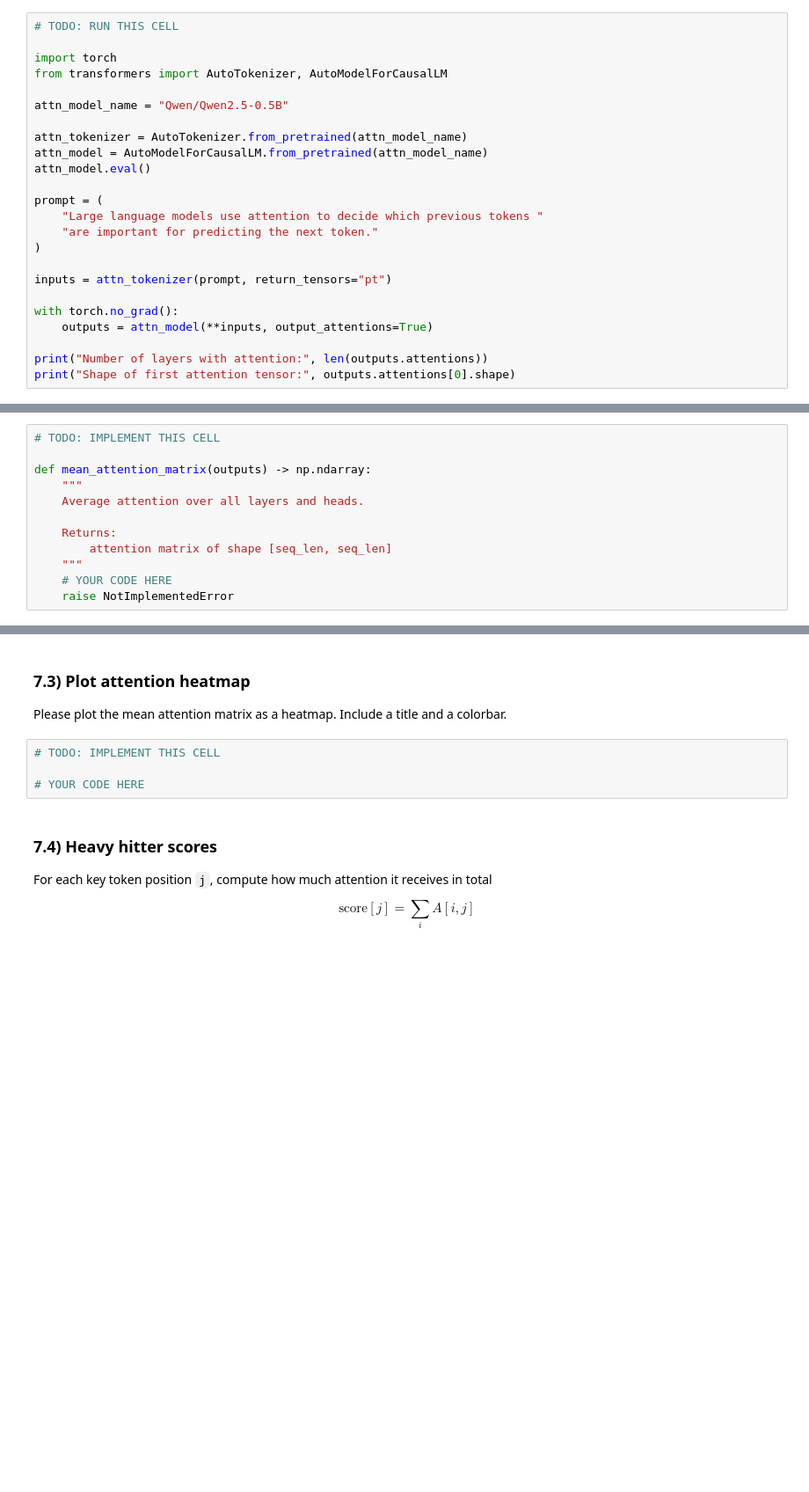
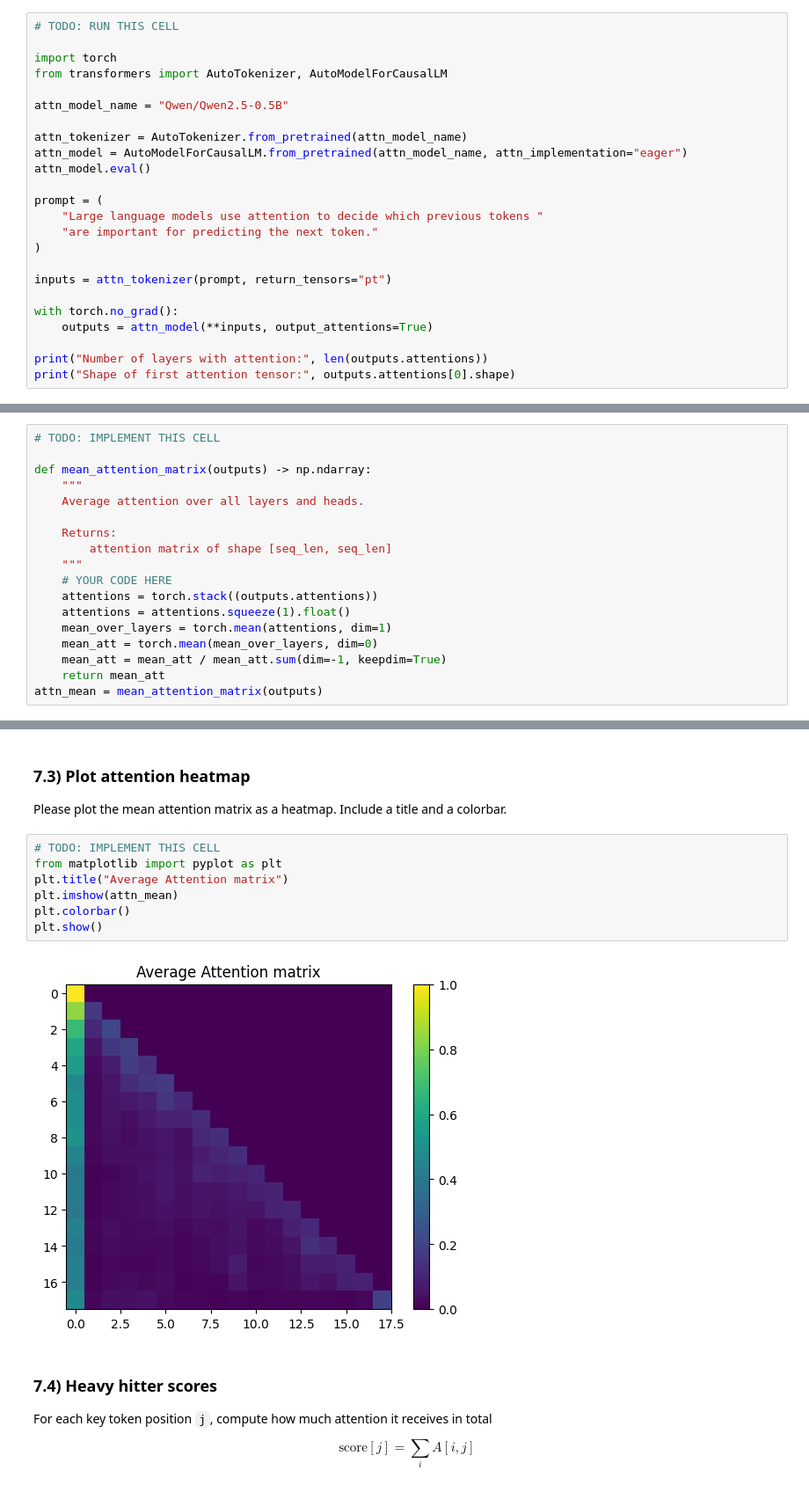
Before and after one commit to Ramneek2/Uni_git_repo, a Jupyter notebook: homework_2.ipynb, the cells around one changed output, grey strips where cells are left out. Shown at 88% size. Cells and saved outputs as stored; diff of their text form; blank space fills up the shorter version.

```diff
--- a/homework_2.ipynb
+++ b/homework_2.ipynb
@@ -1134,7 +1157,7 @@ from transformers import AutoTokenizer, AutoModelForCausalLM
 attn_model_name = "Qwen/Qwen2.5-0.5B"
 
 attn_tokenizer = AutoTokenizer.from_pretrained(attn_model_name)
-attn_model = AutoModelForCausalLM.from_pretrained(attn_model_name)
+attn_model = AutoModelForCausalLM.from_pretrained(attn_model_name, attn_implementation="eager")
 attn_model.eval()
 
 prompt = (
@@ -1168,7 +1190,13 @@ def mean_attention_matrix(outputs) -> np.ndarray:
         attention matrix of shape [seq_len, seq_len]
     """
     # YOUR CODE HERE
-    raise NotImplementedError
+    attentions = torch.stack((outputs.attentions))
+    attentions = attentions.squeeze(1).float()
+    mean_over_layers = torch.mean(attentions, dim=1)
+    mean_att = torch.mean(mean_over_layers, dim=0)
+    mean_att = mean_att / mean_att.sum(dim=-1, keepdim=True)
+    return mean_att
+attn_mean = mean_attention_matrix(outputs)
 # %%
 # DO NOT MODIFY THIS CELL
 
@@ -1186,8 +1217,13 @@ print("Mean attention row sums:", attn_mean.sum(axis=1))
 Please plot the mean attention matrix as a heatmap. Include a title and a colorbar.
 # %%
 # TODO: IMPLEMENT THIS CELL
-
-# YOUR CODE HERE
+from matplotlib import pyplot as plt
+plt.title("Average Attention matrix")
+plt.imshow(attn_mean)
+plt.colorbar()
+plt.show()
+# %% [output]
+[figure, added]
 # %% [markdown]
 ### 7.4) Heavy hitter scores
 
```
Also changed, not shown: parts of 13 cells of this notebook.
